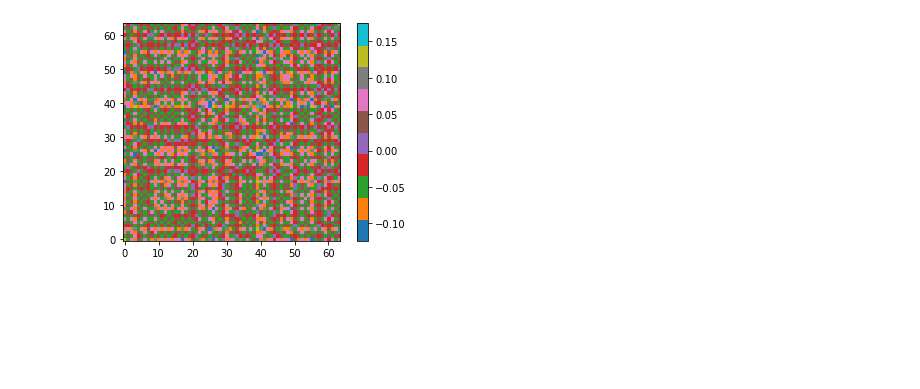
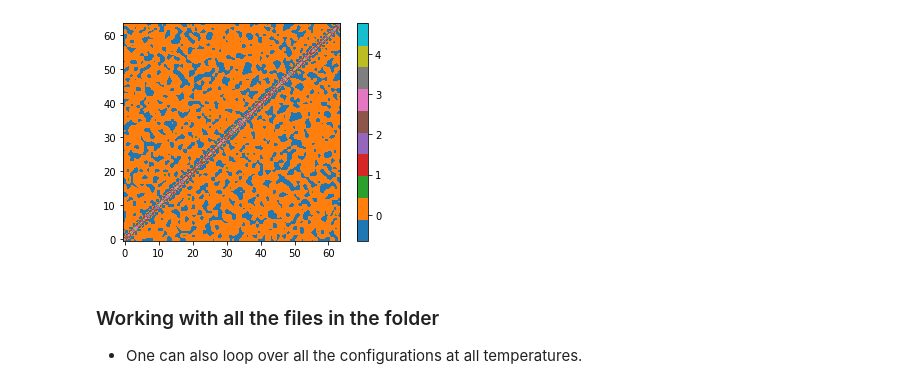
Before and after one commit to Shashi1a/tca_ptca, a Jupyter notebook: spinspincorr.ipynb, the cells around one changed output. Saved outputs shown, nothing was run; the diff lists cells and outputs as text; code cells hidden in the pictures; blank space fills up the shorter version.

Commit message:
code for structure factor also working now properly

```diff
--- a/spinspincorr.ipynb
+++ b/spinspincorr.ipynb
@@ -295,13 +366,12 @@ sf.getFile()
 #sf.filedict
 ## load data for temp = 0.01
 sf.loadData(0.01)
-
+print(sf.nmc)
 #print(sf.df.head())
 
 ### calcualte each component
 sf.calc_comp()
-
-print(sf.compdf.head())
+sf.opcalc()
 
 ### scatter plot distribution of m,theta,phi
 #sf.plotpx(sf.df, 'm', 'theta', 'phi', 'temp')
@@ -309,6 +379,17 @@ print(sf.compdf.head())
 ### scatter plot of mx,my,mz
 #sf.plotpx(sf.compdf, 'mx', 'my', 'mz', 'temp')
 
-sf.plothist(sf.df,'m','theta','phi')
-sf.plothist(sf.compdf, 'mx', 'my', 'mz')
+#sf.plothist(sf.df,'m','theta','phi')
+#sf.plothist(sf.compdf, 'mx', 'my', 'mz')
+
+## construct the q grid
+sf.qxqyvals(0, 0)
+
+## calculate the spin-spin correlation functin for each component
+cm = (1./(200*sf.n_sites**2))*sf.correlationfn()
+
+## averaged value of the real component of the structure factor
+print(f'real part mean: {cm.real}  imaginary part mean:{cm.imag.mean()}')
+
+#sf.qphase
 # %% [output]
@@ -327,6 +404,6 @@ cmat3 = sf.correlationfn(3)
 # %%
-plt.imshow(cmat1,cmap='tab10',origin='lower')
+plt.imshow(cm.real,cmap='tab10',origin='lower',interpolation='spline16')
 plt.colorbar()
 plt.show()
 # %% [output]
-[figure, old version]
+[figure, new version]
@@ -333 +413,4 @@ plt.show()
+# %% [markdown]
+### Working with all the files in the folder
+* One can also loop over all the configurations at all temperatures.
 # %%
```
Also changed, not shown: parts of 18 cells of this notebook.
